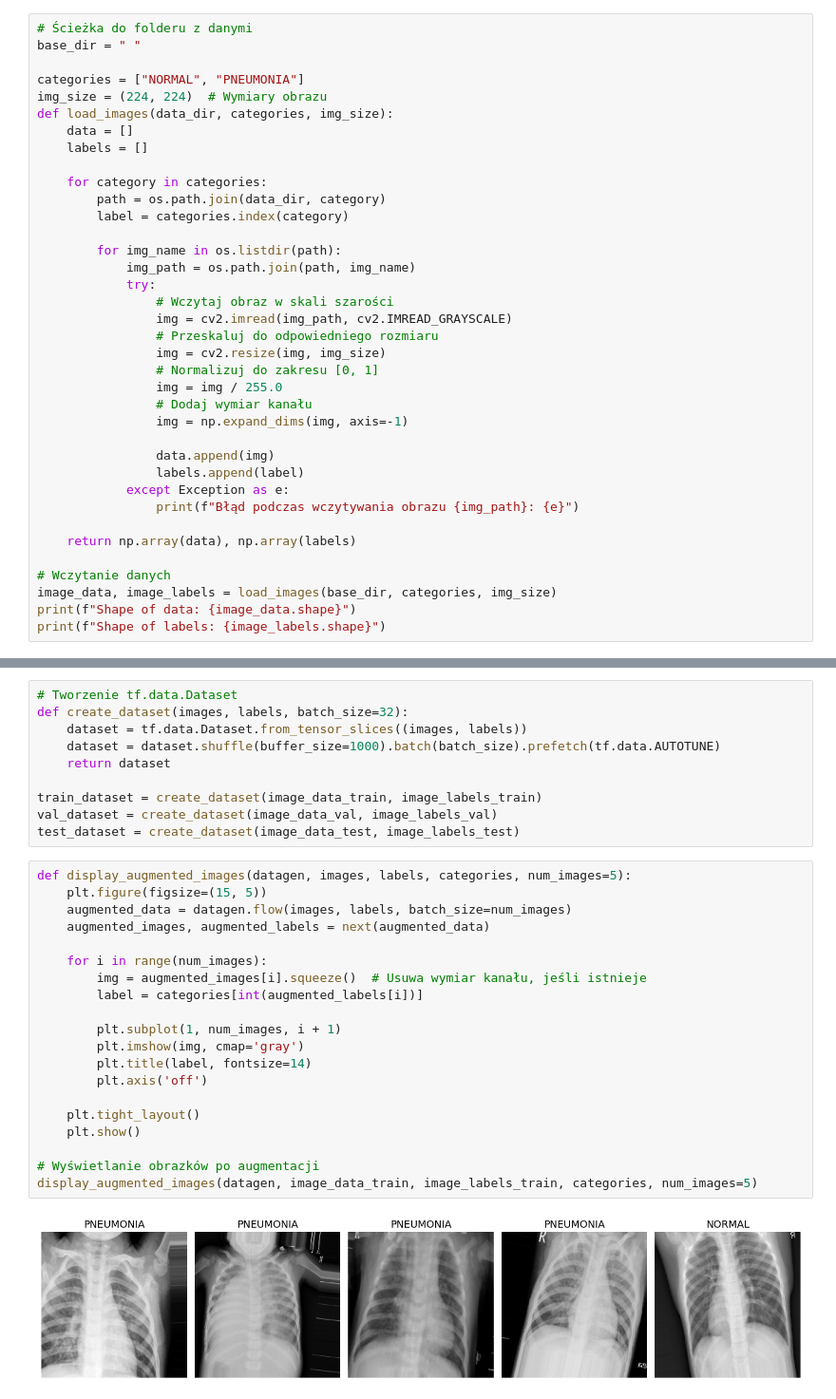
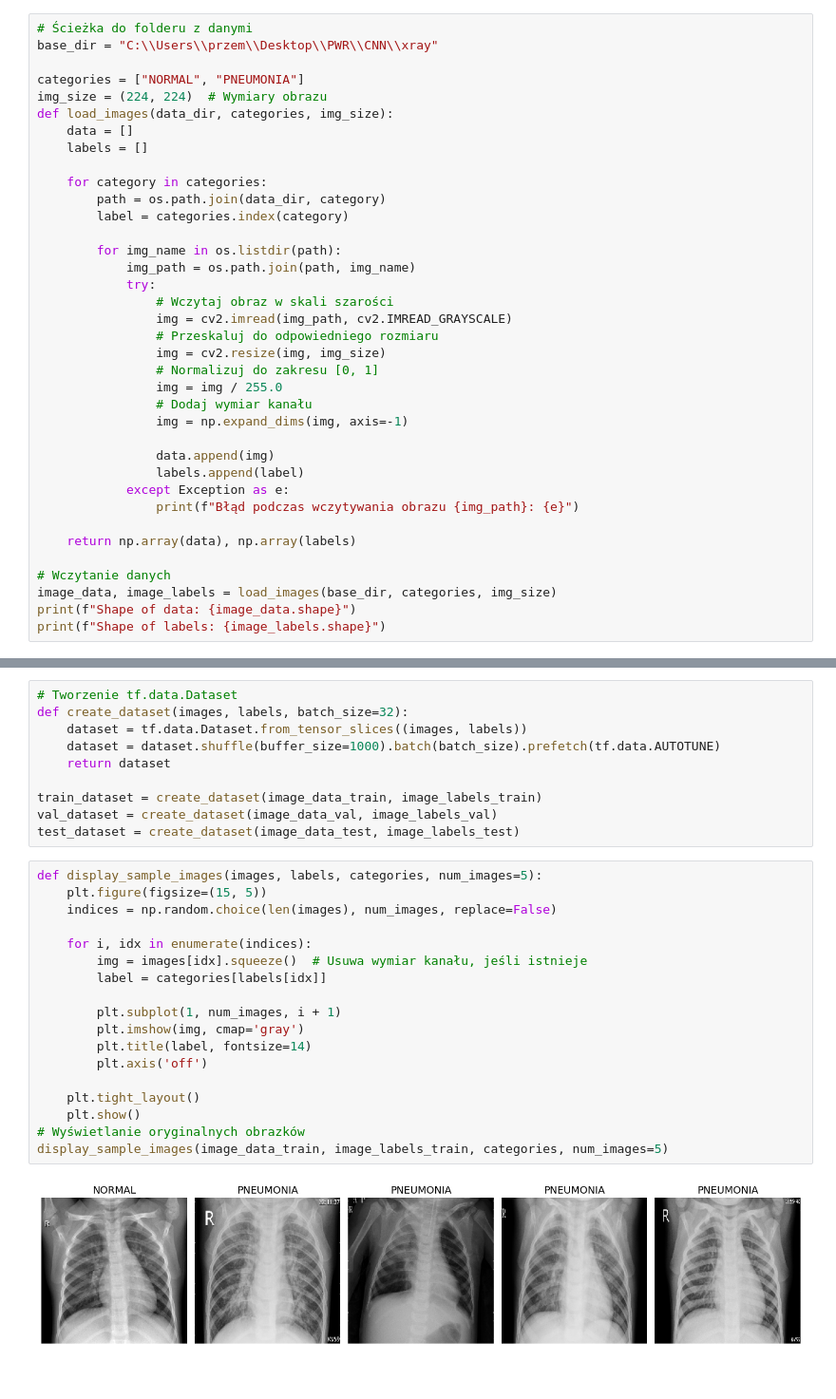
Before and after one commit to Mi0ush/Pneumonia-Detection, a Jupyter notebook: CNN_Pneumonia_los_mniejsze filtry.ipynb, the cells around one changed output, grey strips where cells are left out. Shown at 95% size. Drawn from its saved outputs; the diff is of its cells as text.

```diff
--- a/CNN_Pneumonia_los_mniejsze filtry.ipynb
+++ b/CNN_Pneumonia_los_mniejsze filtry.ipynb
@@ -18,6 +17,6 @@ from sklearn.metrics import f1_score
 # %%
 # Ścieżka do folderu z danymi
-base_dir = " "
+base_dir = "C:\\Users\\przem\\Desktop\\PWR\\CNN\\xray"
 
 categories = ["NORMAL", "PNEUMONIA"]
 img_size = (224, 224)  # Wymiary obrazu
@@ -115,27 +114,25 @@ train_dataset = create_dataset(image_data_train, image_labels_train)
 val_dataset = create_dataset(image_data_val, image_labels_val)
 test_dataset = create_dataset(image_data_test, image_labels_test)
 # %%
-def display_augmented_images(datagen, images, labels, categories, num_images=5):
+def display_sample_images(images, labels, categories, num_images=5):
     plt.figure(figsize=(15, 5))
-    augmented_data = datagen.flow(images, labels, batch_size=num_images)
-    augmented_images, augmented_labels = next(augmented_data)
+    indices = np.random.choice(len(images), num_images, replace=False)
 
-    for i in range(num_images):
-        img = augmented_images[i].squeeze()  # Usuwa wymiar kanału, jeśli istnieje
-        label = categories[int(augmented_labels[i])]
+    for i, idx in enumerate(indices):
+        img = images[idx].squeeze()  # Usuwa wymiar kanału, jeśli istnieje
+        label = categories[labels[idx]]
 
         plt.subplot(1, num_images, i + 1)
         plt.imshow(img, cmap='gray')
         plt.title(label, fontsize=14)
         plt.axis('off')
 
     plt.tight_layout()
     plt.show()
-
-# Wyświetlanie obrazków po augmentacji
-display_augmented_images(datagen, image_data_train, image_labels_train, categories, num_images=5)
+# Wyświetlanie oryginalnych obrazków
+display_sample_images(image_data_train, image_labels_train, categories, num_images=5)
 # %% [output]
-[figure, old version]
+[figure, new version]
 # %%
 def create_model():
     model = Sequential([
```
Also changed, not shown: parts of 6 cells of this notebook, 8 other files.
